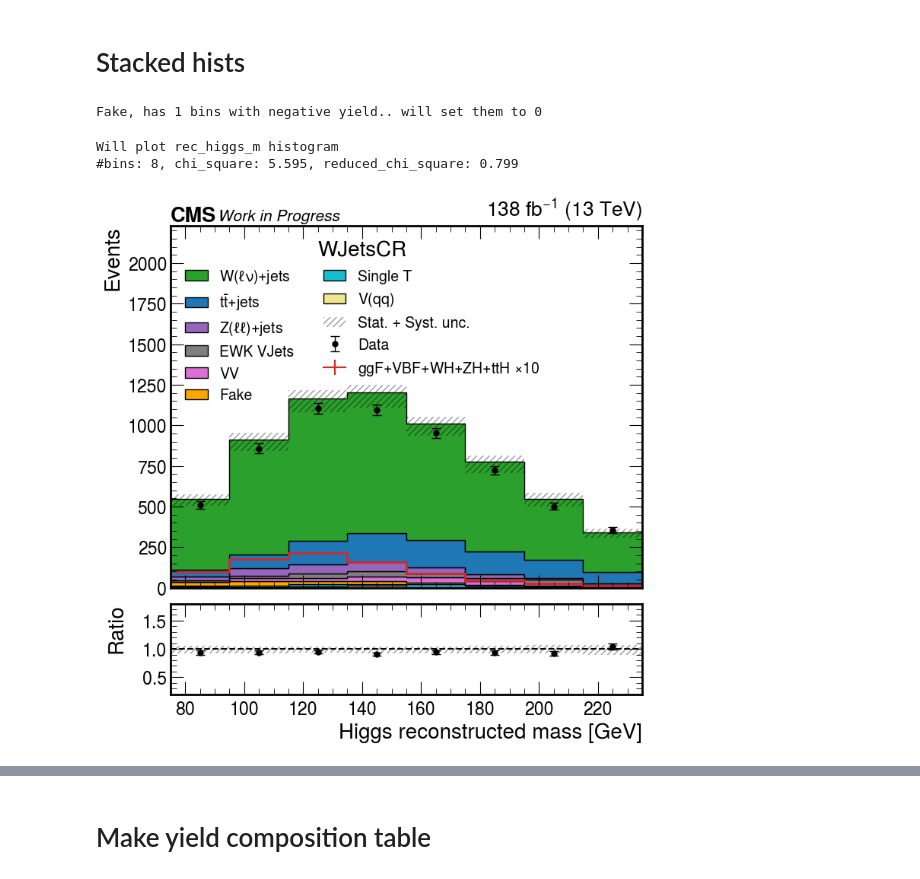
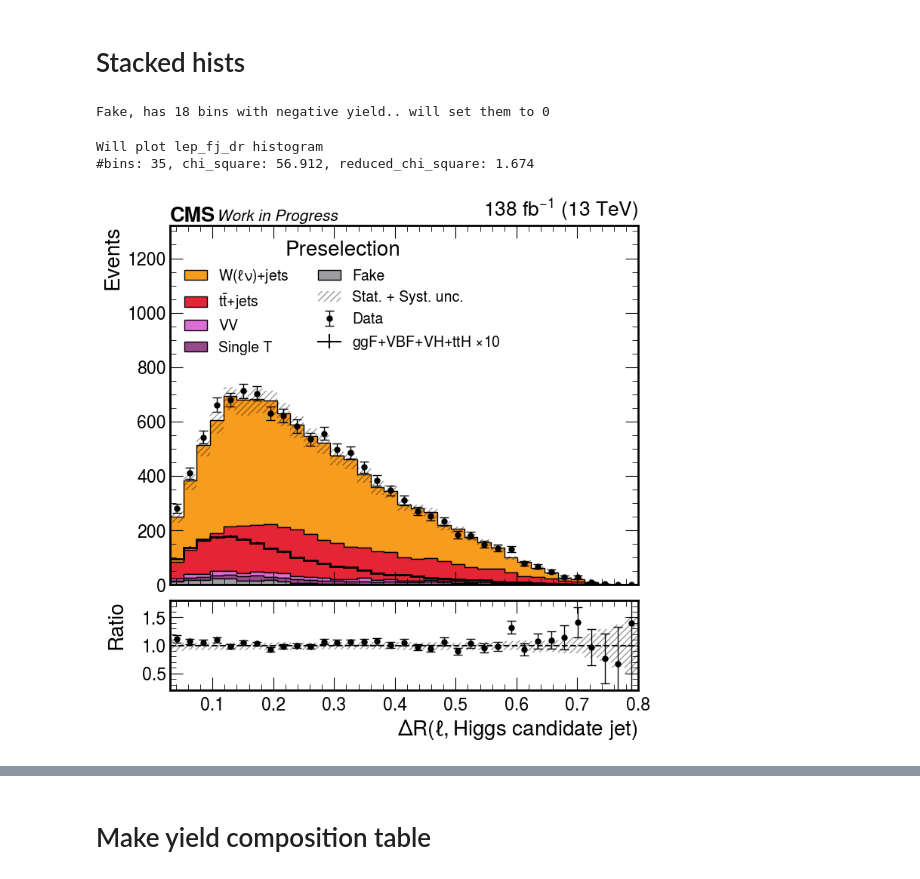
Before and after one commit to farakiko/boostedhiggs, a Jupyter notebook: binder/hists_plots.ipynb, the cells around one changed output, grey strips where cells are left out. Cells and saved outputs as stored; diff of their text form; code cells hidden in the pictures.

```diff
--- a/binder/hists_plots.ipynb
+++ b/binder/hists_plots.ipynb
@@ -183,7 +183,7 @@ vars_to_plot = [
 #         "fj_pt",
 #         "lep_pt",
 #         "met_pt",
-#         "lep_fj_dr",
+        "lep_fj_dr",
 #         "THWW",
 
         ############## Control regions
@@ -191,7 +191,7 @@ vars_to_plot = [
 #         "lep_pt",
 #         "lep_fj_dr",
 #         "met_pt",
-        "rec_higgs_m",
+#         "rec_higgs_m",
 
         ############## Fake validation region
 #         "fj_pt",
@@ -228,10 +228,10 @@ samples_to_plot = [
         "ZH",
         "Fake",
         "SingleTop",
-        "DYJets",
-        "WZQQ",
+#         "DYJets",
+#         "WZQQ",
         "Diboson",
-        "EWKvjets",
+#         "EWKvjets",
         "TTbar",
         "WJetsLNu",
 #         "WJetsLNu_LO",
@@ -278,11 +278,11 @@ WP_ggF = 0.93
 WP_VBF = 0.905
 
 region_sel = {
-#     "Pre-selection": "(fj_mass>40) & (THWW>0.75)",   # dummy
+    "Pre-selection": "(fj_mass>40)",   # dummy
 #     "Fake validation": "fj_mass>30 & fj_mass<40",
 #     "SR": f"THWW>{WP_VBF} & (n_bjets_T==0)",
 #     "Top CR": f"(n_bjets_T>0) & THWW>0.9",
-    "WJets CR": f"(n_bjets_T==0) & (THWW<0.905) & (rec_higgs_pt>250) & (NumFatjets>=2)",
+#     "WJets CR": f"(n_bjets_T==0) & (THWW<0.905) & (rec_higgs_pt>250) & (NumFatjets>=2)",
 }
 region, sel = list(region_sel.items())[0]
 
@@ -400,7 +400,7 @@ for var_to_plot in vars_to_plot:
             SYST_hists[var_to_plot]["up"][f"LP_weight_{sys_key}"].view().value = np.maximum(up, down)
             SYST_hists[var_to_plot]["down"][f"LP_weight_{sys_key}"].view().value = np.minimum(up, down)
 # %% [output]
-Fake, has 1 bins with negative yield.. will set them to 0
+Fake, has 18 bins with negative yield.. will set them to 0
 # %%
 plt.rcParams.update({"font.size": 20})
 add_data = True
@@ -421,7 +421,7 @@ from utils import plot_hists as plot_hists
 # PATH = f"/Users/fmokhtar/Desktop/AN_2024/ARC/WJetsCR_pt500toInf/"
 # PATH = f"/Users/fmokhtar/Desktop/AN_2024/ARC/WJetsCR_pt350to500/"
 # PATH = f"/Users/fmokhtar/Desktop/AN_2024/ARC/WJetsCR_pt250to350/"
-PATH = f"/Users/fmokhtar/Desktop/AN_2024/ARC/WJetsCR/"
+PATH = f"/Users/fmokhtar/My Drive/phd-thesis/"
 
 # PATH = f"/Users/fmokhtar/Desktop/AN_2024/lol"
 
@@ -430,34 +430,34 @@ if not os.path.exists(PATH):
     os.makedirs(PATH)
 
 nice_ch = {
     "ele": "Electron",
     "mu": "Muon",
 }
 
 plot_hists(hists, years_to_plot, channels_to_plot, vars_to_plot,
             add_data=True,
             logy=False,
             mult=10,
             outpath=PATH,
 #             text_=f"{nice_ch[ch]} channel",
 #            text_="WJetsCR (recoH pt 500toInf)",
 #            text_="WJetsCR (recoH pt 350to500)",
 #            text_="WJetsCR (recoH pt 250to350)",
-           text_="WJetsCR",
+           text_="Preselection",
 #             text_=list(region_sel.items())[0][0],
 #             text_=list(region_sel.items())[0][0] + " (w/o Nick and EWK corr)",
 #             text_=list(region_sel.items())[0][0] + " (w/ k-factor applied)",
 #             text_=list(categories_sel.items())[0][0] + " (w/ k-factor applied)",
             blind_region=blind_region,
             plot_Fake_unc=0.25,
             plot_syst_unc=(SYST_UNC_up, SYST_UNC_down) if plot_syst_unc else None,
            add_soverb=False,
            legend_ncol=2,
 #            seperate_Fake_unc=True,
            plot_totsig=True,
            plot_sig_components=False,
           )
 # %% [output]
-Will plot rec_higgs_m histogram
-#bins: 8, chi_square: 5.595, reduced_chi_square: 0.799
+Will plot lep_fj_dr histogram
+#bins: 35, chi_square: 56.912, reduced_chi_square: 1.674
-[figure, old version]
+[figure, new version]
```
Also changed, not shown: parts of 4 cells of this notebook, 6 other files.
